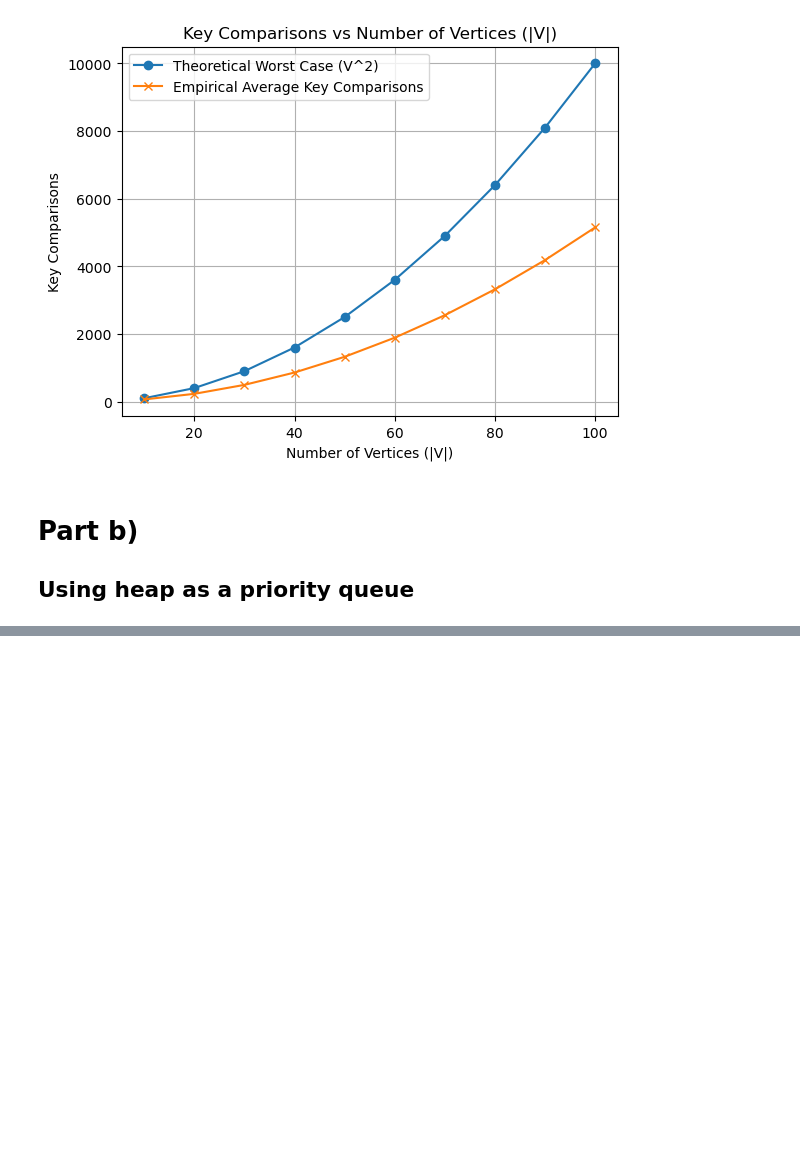
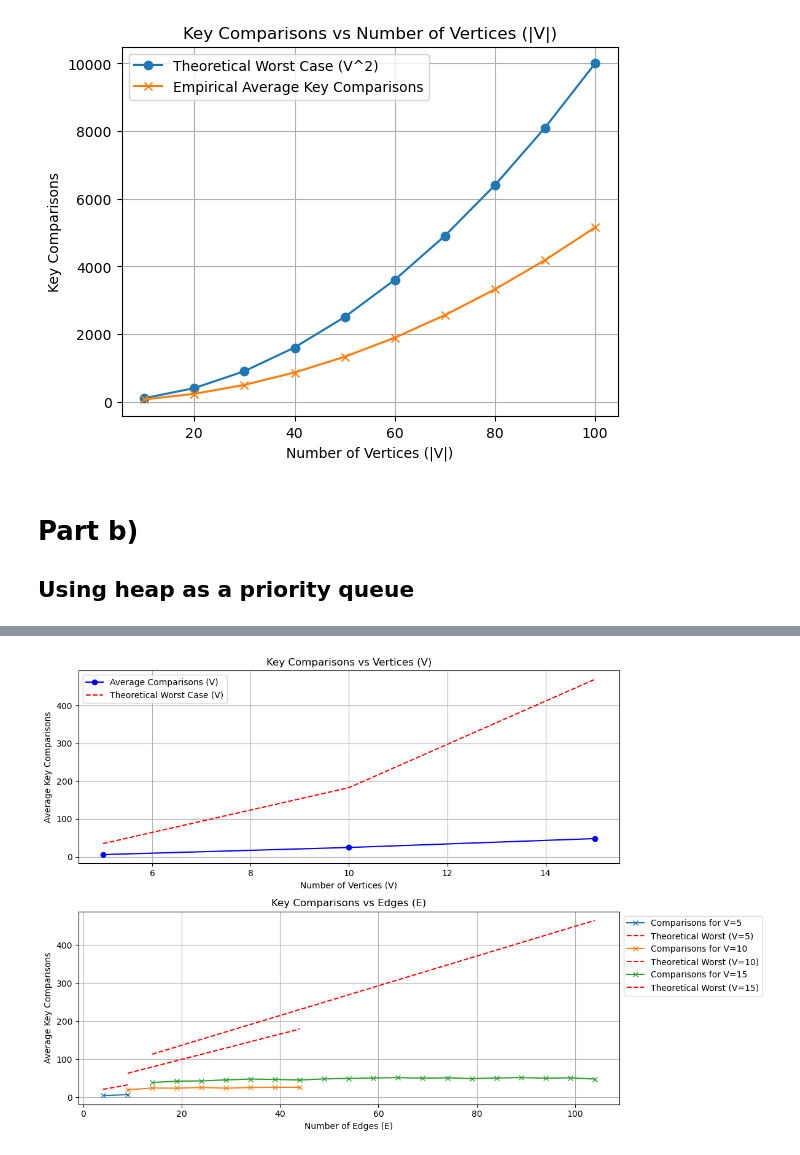
Before and after one commit to nickleezx/SC2001-Lab-Projects, a Jupyter notebook: Lab 2/Dijkstra.ipynb, the cells around one changed output, grey strips where cells are left out. Drawn from its saved outputs; the diff is of its cells as text; code cells hidden in the pictures; blank space fills up the shorter version.

```diff
--- a/Lab 2/Dijkstra.ipynb
+++ b/Lab 2/Dijkstra.ipynb
@@ -474,0 +474,88 @@ plt.show()
+# %%
+# Initialize variables
+num_tests = 10
+min_weight = 1
+max_weight = 10
+
+x_V = []
+y_V = []
+
+x_E_dict = {}  # To store x_E values for each V
+y_E_dict = {}  # To store y_E values for each V
+y_theory_worst_E_dict = {}  # To store theoretical worst-case for each V and E
+
+y_theory_worst = []
+
+# Iterate over the number of vertices
+for V in range(5, 20, 5):
+    x_V.append(V)
+
+    # Theoretical worst case for comparison (assuming E depends on V)
+    y_theory_worst.append((V + V*(V-1)/2) * np.log2(V))  # Complete graph worst case
+
+    total_key_comparisons_V = 0  # Reset the comparison count for each V
+
+    # Initialize lists to store (E, average_comparisons) for this specific V
+    x_E = []
+    y_E = []
+    y_theory_worst_E = []
+
+    # Iterate over the number of edges for this V
+    for E in range(V - 1, int(V * (V - 1) / 2), 5):
+        x_E.append(E)  # Track edges for this V
+        total_key_comparisons_E = 0  # Reset total comparisons for each edge set
+
+        # Perform multiple tests for each (V, E) pair
+        for i in range(num_tests):
+            # Generate graph and run Dijkstra (assuming functions are defined elsewhere)
+            graph = adjacency_matrix(V, E, min_weight, max_weight)
+            _, _, comparisons = dijkstra_Heap(graph, 0)
+
+            total_key_comparisons_E += comparisons
+
+        # Append the average key comparisons for this specific E
+        y_E.append(total_key_comparisons_E / num_tests)
+
+        # Calculate the theoretical worst case for this V and E
+        y_theory_worst_E.append((V + E) * np.log2(V))
+
+    # Store average comparisons for a given V
+    y_V.append(np.mean(y_E))  # Average comparisons across edges for a given V
+
+    # Save x_E and y_E for this V
+    x_E_dict[V] = x_E
+    y_E_dict[V] = y_E
+    y_theory_worst_E_dict[V] = y_theory_worst_E
+
+# Plot the results
+plt.figure(figsize=(12, 8))
+
+# Plot for vertices V
+plt.subplot(2, 1, 1)
+plt.plot(x_V, y_V, label='Average Comparisons (V)', color='blue', marker='o')
+plt.plot(x_V, y_theory_worst, label='Theoretical Worst Case (V)', linestyle='--', color='red')
+plt.title('Key Comparisons vs Vertices (V)')
+plt.xlabel('Number of Vertices (V)')
+plt.ylabel('Average Key Comparisons')
+plt.legend()
+plt.grid(True)
+
+# Plot for edges E (for different values of V)
+plt.subplot(2, 1, 2)
+for V in x_E_dict:
+    # Plot actual comparisons for this V
+    plt.plot(x_E_dict[V], y_E_dict[V], label=f'Comparisons for V={V}', marker='x')
+    # Plot theoretical worst-case comparisons for this V
+    plt.plot(x_E_dict[V], y_theory_worst_E_dict[V], linestyle='--', color='red', label=f'Theoretical Worst (V={V})')
+
+plt.title('Key Comparisons vs Edges (E)')
+plt.xlabel('Number of Edges (E)')
+plt.ylabel('Average Key Comparisons')
+plt.legend(loc='upper left', bbox_to_anchor=(1, 1))
+plt.grid(True)
+
+# Show the plots
+plt.tight_layout()
+plt.show()
+# %% [output]
+[figure, added]
```
Also changed, not shown: parts of 7 cells of this notebook.
